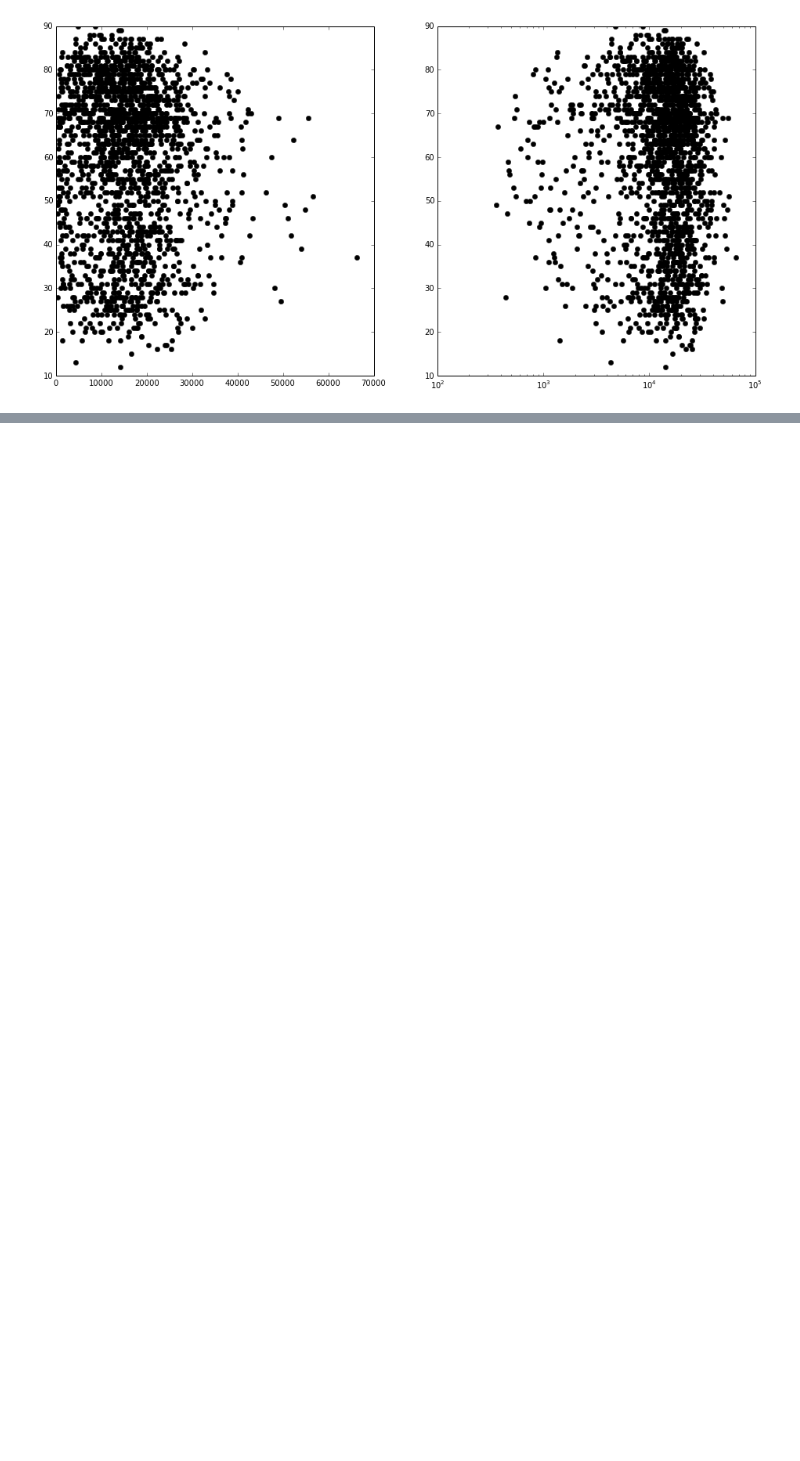
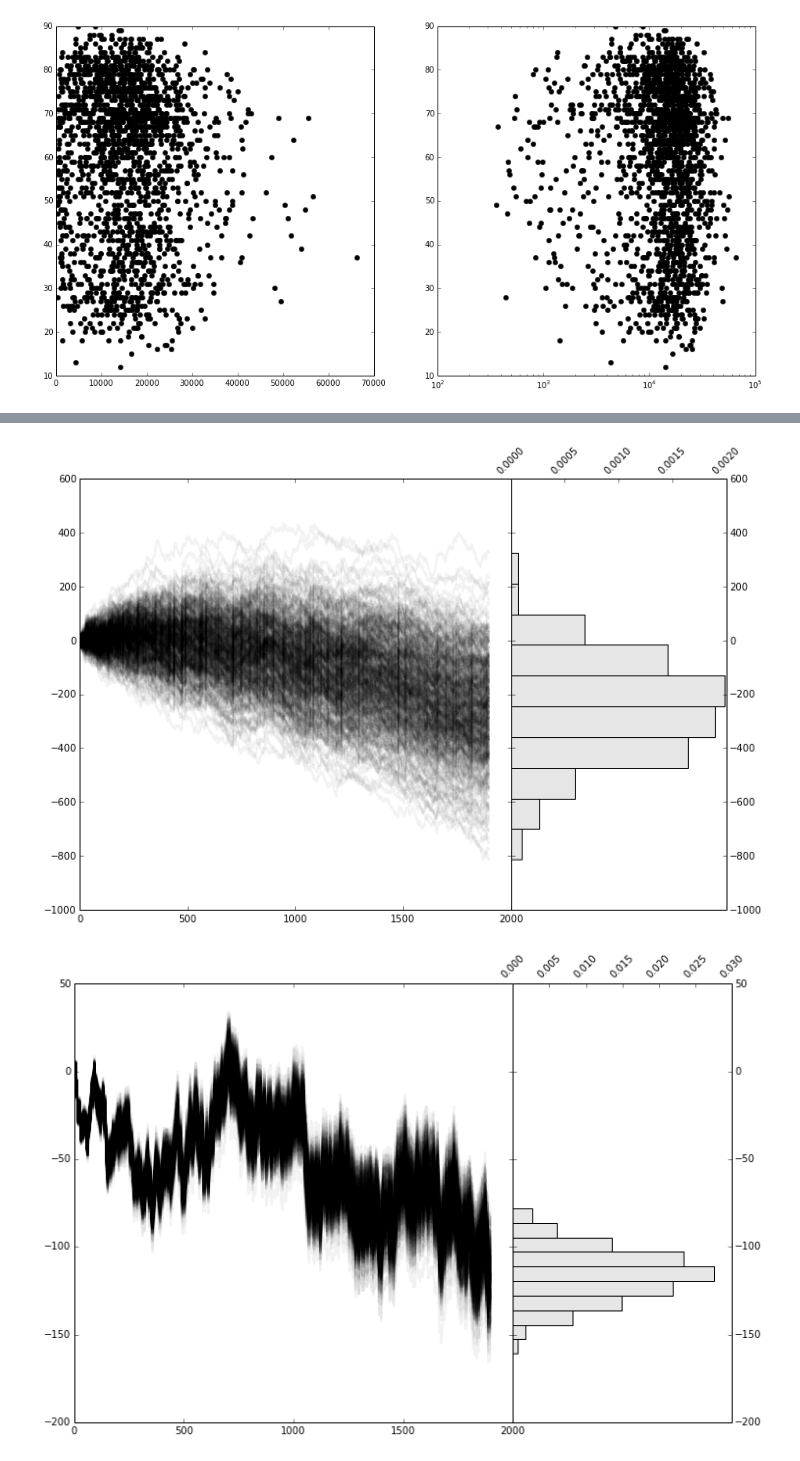
Before and after one commit to andrewzwicky/pyd2l, a Jupyter notebook: PyD2L Match Analysis.ipynb, the cells around one changed output, grey strips where cells are left out. Saved outputs shown, nothing was run; the diff lists cells and outputs as text; code cells hidden in the pictures; blank space fills up the shorter version.

```diff
--- a/PyD2L Match Analysis.ipynb
+++ b/PyD2L Match Analysis.ipynb
@@ -46,35 +48,39 @@ plt.show()
 # %% [output]
 [figure]
 # %%
-def simulate(winner_method):
+def pick(pick_method, match):
+    if pick_method == 'random':
+        pick = random.choice([match.winner,match.loser])
+    elif pick_method == 'favorite':
+        pick = match.favorite()
+    elif pick_method == 'underdog':
+        pick = match.underdog()
+    else:
+        raise ValueError('winner method no properly specified')
 
+    return pick
+
+def simulate(pick_method='random', num_sims=500, **kwargs):
     simulations = []
-    for match in matches:
-        if winner_method = 'random'
-            pick = random.choice([match.winner,match.loser]
-        elif winner_method = 'favorite':
-            pick = match.favorite()
-        elif winner_method = 'underdog':
-            pick =
-
-        list(accumulate([match.calculate_reward(pick, rarity='Rares', num_bet=4, reward_round=True) for match in matches])) for _ in range(100)]
+    for _ in range(num_sims):
+        simulations.append(list(accumulate([match.calculate_reward(pick(pick_method, match),**kwargs) for match in matches])))
 
     return simulations
 
 def plot(simulations):
     fig, ax = plt.subplots(figsize=(12, 8))
+    fig.patch.set_facecolor('white')
+    plt.subplots_adjust(wspace=0)
+
     ax1 = plt.subplot2grid((1, 3), (0, 0), colspan=2)
+    for sim_run in simulations:
+        ax1.plot(sim_run, linewidth=2, alpha=0.05, color='black')
+
     ax2 = plt.subplot2grid((1, 3), (0, 2))
     ax2.xaxis.tick_top()
     ax2.tick_params(axis='y', which='both', labelleft='off', labelright='on')
-    fig.patch.set_facecolor('white')
-    plt.subplots_adjust(wspace=0)
-    for sim_run in simulations:
-        ax1.plot(sim_run, linewidth=2, alpha=0.01, color='black')
     ax2.set_ylim(ax1.get_ylim())
-    ax2.set_xlim([0.0, 0.02])
-    ax2.xaxis.set_ticks(np.linspace(0.0, 0.02, 5, endpoint=True))
     ax2.hist([sim_run[-1] for sim_run in simulations], normed=1, orientation='horizontal', color=(.9, .9, .9))
+    ax2.autoscale(True,'x',False)
+    plt.setp(ax2.xaxis.get_majorticklabels(), rotation=45)
     plt.show()
-
-plot(simulate('random'))
@@ -82,0 +87,7 @@ SyntaxError: invalid syntax (<ipython-input-64-9eb5306b92d0>, line 5)
+# %%
+plot(simulate(pick_method = 'random', num_sims = 500, rarity = 'Rares', num_bet=4, reward_round=True))
+plot(simulate(pick_method = 'favorite', num_sims = 500, rarity = 'Rares', num_bet=4, reward_round=True))
+plot(simulate(pick_method = 'underdog', num_sims = 500, rarity = 'Rares', num_bet=4, reward_round=True))
+# %% [output]
+[figure, added]
+[figure, added]
```
Also changed, not shown: parts of 3 cells of this notebook.
